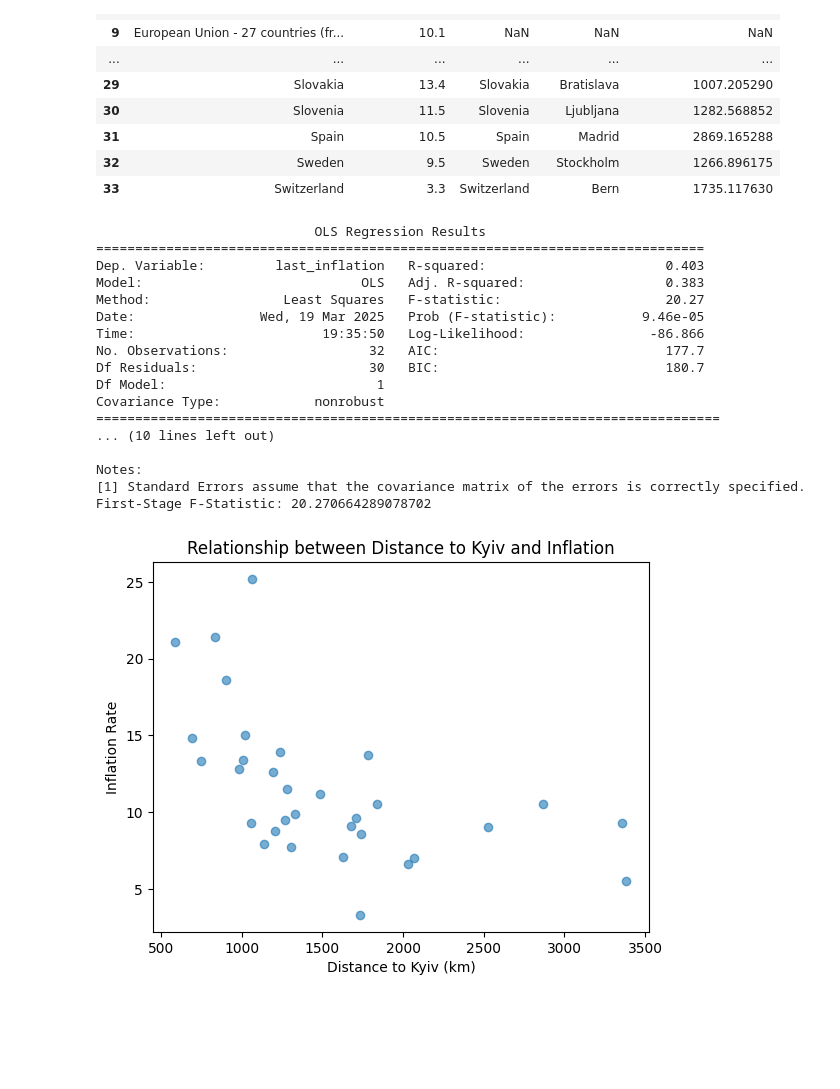
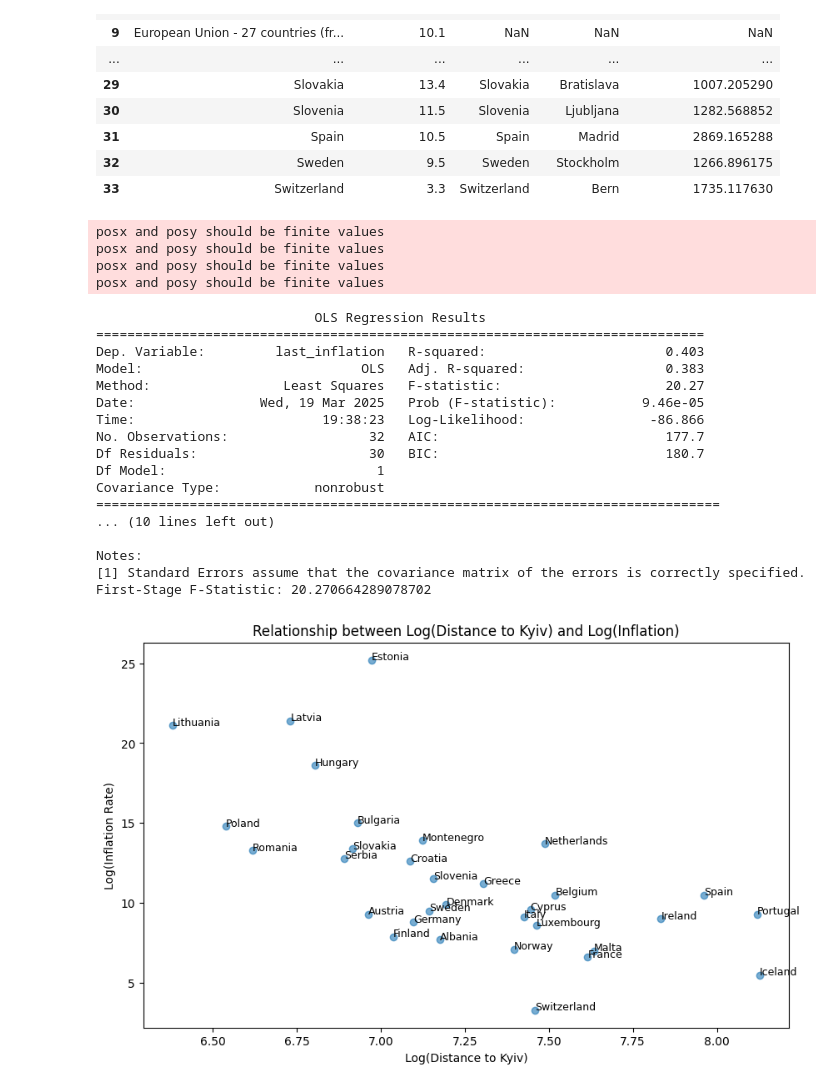
Before and after one commit to JeanLucaSchindler/CAPSTONE, a Jupyter notebook: EDA/war_impact.ipynb, the cells around one changed output. Cells and saved outputs as stored; diff of their text form; code cells hidden in the pictures; blank space fills up the shorter version.

Commit message:
added names to graph

```diff
--- a/EDA/war_impact.ipynb
+++ b/EDA/war_impact.ipynb
@@ -305,51 +305,64 @@ diff_df
 # %%
 import pandas as pd
 import statsmodels.api as sm
 import statsmodels.formula.api as smf
 import numpy as np
 import matplotlib.pyplot as plt
 
 df = diff_df.copy()
 
 # Define independent and dependent variables
 df["log_distance"] = np.log(df["Distance_to_Kyiv_km"])  # Log transform distance
 df["log_inflation"] = np.log(df["last_inflation"])  # Log transform inflation (if needed)
 
 # First-stage regression: Predict Inflation using Distance to Kyiv
 first_stage = smf.ols(
     "last_inflation ~ log_distance",
     data=df
 ).fit()
 
 # Display results
 print(first_stage.summary())
 
 # Extract First-Stage F-Statistic
 f_stat = first_stage.fvalue
 print(f"First-Stage F-Statistic: {f_stat}")
 
-# Plot Distance vs. Inflation for visualization
-plt.scatter(df["Distance_to_Kyiv_km"], df["last_inflation"], alpha=0.6)
-plt.xlabel("Distance to Kyiv (km)")
-plt.ylabel("Inflation Rate")
-plt.title("Relationship between Distance to Kyiv and Inflation")
+# Plot Distance vs. Inflation for visualization and country names
+plt.figure(figsize=(10, 6))
+
+# Scatter plot
+plt.scatter(df["log_distance"], df["last_inflation"], alpha=0.6)
+
+# Add country names
+for i, row in df.iterrows():
+    plt.text(row["log_distance"], row["last_inflation"], row["geo"], fontsize=9)
+
+# Labels and title
+plt.xlabel("Log(Distance to Kyiv)")
+plt.ylabel("Log(Inflation Rate)")
+plt.title("Relationship between Log(Distance to Kyiv) and Log(Inflation)")
 plt.show()
 # %% [output]
-                            OLS Regression Results
-==============================================================================
-Dep. Variable:         last_inflation   R-squared:                       0.403
-Model:                            OLS   Adj. R-squared:                  0.383
-Method:                 Least Squares   F-statistic:                     20.27
-Date:                Wed, 19 Mar 2025   Prob (F-statistic):           9.46e-05
-Time:                        19:35:50   Log-Likelihood:                -86.866
-No. Observations:                  32   AIC:                             177.7
-Df Residuals:                      30   BIC:                             180.7
-Df Model:                           1
-Covariance Type:            nonrobust
-================================================================================
-... (10 lines left out)
-
-Notes:
-[1] Standard Errors assume that the covariance matrix of the errors is correctly specified.
-First-Stage F-Statistic: 20.270664289078702
+posx and posy should be finite values
+posx and posy should be finite values
+posx and posy should be finite values
+posx and posy should be finite values
+                            OLS Regression Results
+==============================================================================
+Dep. Variable:         last_inflation   R-squared:                       0.403
+Model:                            OLS   Adj. R-squared:                  0.383
+Method:                 Least Squares   F-statistic:                     20.27
+Date:                Wed, 19 Mar 2025   Prob (F-statistic):           9.46e-05
+Time:                        19:38:23   Log-Likelihood:                -86.866
+No. Observations:                  32   AIC:                             177.7
+Df Residuals:                      30   BIC:                             180.7
+Df Model:                           1
+Covariance Type:            nonrobust
+================================================================================
+... (10 lines left out)
+
+Notes:
+[1] Standard Errors assume that the covariance matrix of the errors is correctly specified.
+First-Stage F-Statistic: 20.270664289078702
-[figure, old version]
+[figure, new version]
```
